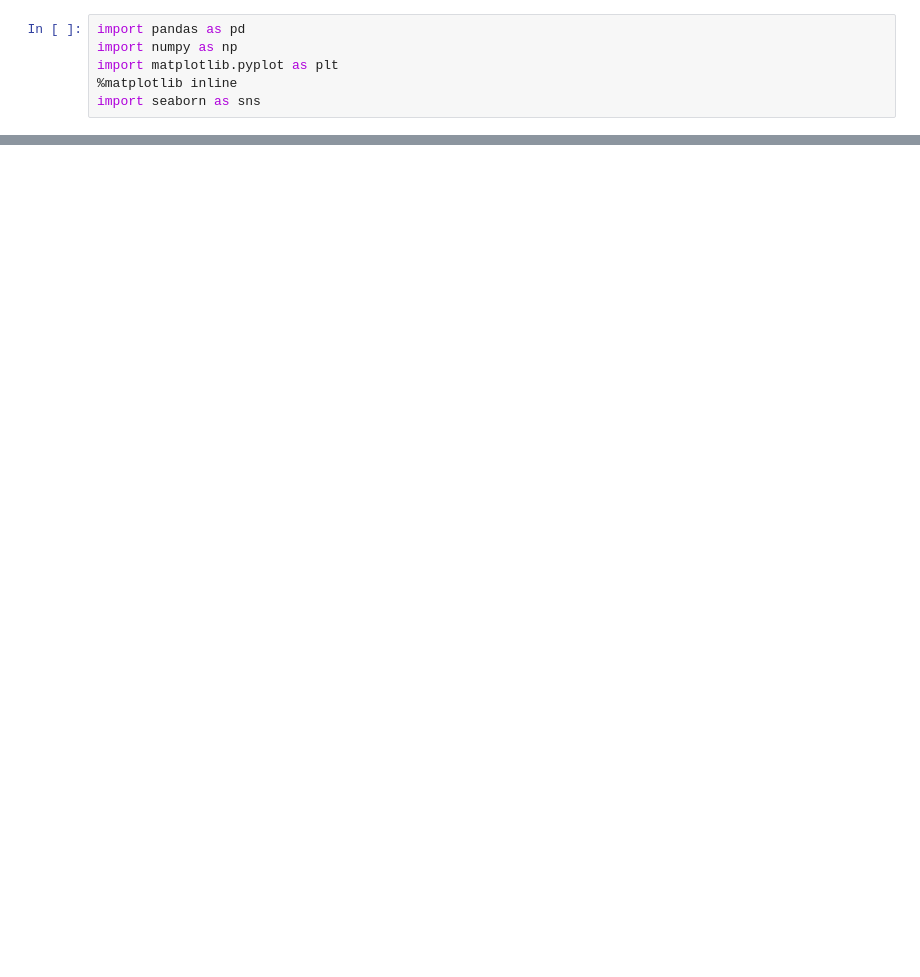
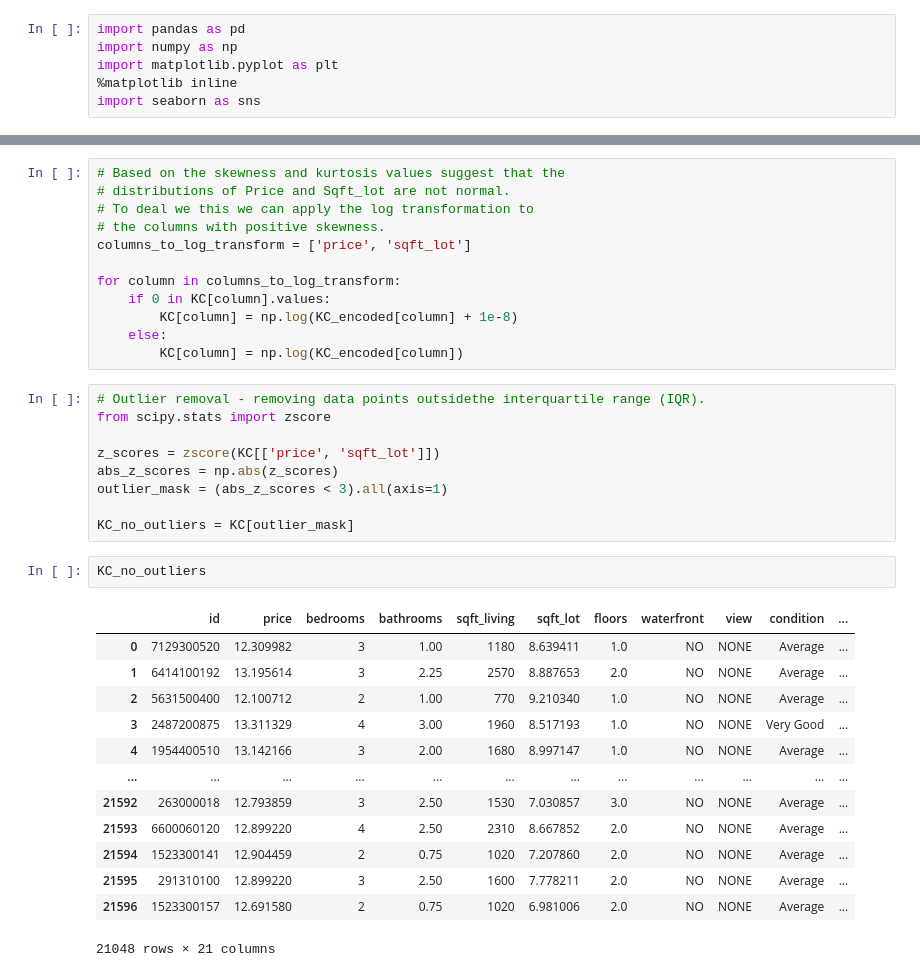
Before and after one commit to Beatrice-Kariuki/Sharing-Project-Phase-2, a Jupyter notebook: student.ipynb, the cells around one changed output, grey strips where cells are left out. Saved outputs shown, nothing was run; the diff lists cells and outputs as text; blank space fills up the shorter version.

```diff
--- a/student.ipynb
+++ b/student.ipynb
@@ -58,0 +291,37 @@ KC.head()
+# %%
+# Based on the skewness and kurtosis values suggest that the
+# distributions of Price and Sqft_lot are not normal.
+# To deal we this we can apply the log transformation to
+# the columns with positive skewness.
+columns_to_log_transform = ['price', 'sqft_lot']
+
+for column in columns_to_log_transform:
+    if 0 in KC[column].values:
+        KC[column] = np.log(KC_encoded[column] + 1e-8)
+    else:
+        KC[column] = np.log(KC_encoded[column])
+# %%
+# Outlier removal - removing data points outsidethe interquartile range (IQR).
+from scipy.stats import zscore
+
+z_scores = zscore(KC[['price', 'sqft_lot']])
+abs_z_scores = np.abs(z_scores)
+outlier_mask = (abs_z_scores < 3).all(axis=1)
+
+KC_no_outliers = KC[outlier_mask]
+# %%
+KC_no_outliers
+# %% [output]
+|  | id | price | bedrooms | bathrooms | sqft_living | sqft_lot | floors | waterfront | view | condition | ... |
+| 0 | 7129300520 | 12.309982 | 3 | 1.00 | 1180 | 8.639411 | 1.0 | NO | NONE | Average | ... |
+| 1 | 6414100192 | 13.195614 | 3 | 2.25 | 2570 | 8.887653 | 2.0 | NO | NONE | Average | ... |
+| 2 | 5631500400 | 12.100712 | 2 | 1.00 | 770 | 9.210340 | 1.0 | NO | NONE | Average | ... |
+| 3 | 2487200875 | 13.311329 | 4 | 3.00 | 1960 | 8.517193 | 1.0 | NO | NONE | Very Good | ... |
+| 4 | 1954400510 | 13.142166 | 3 | 2.00 | 1680 | 8.997147 | 1.0 | NO | NONE | Average | ... |
+| ... | ... | ... | ... | ... | ... | ... | ... | ... | ... | ... | ... |
+| 21592 | 263000018 | 12.793859 | 3 | 2.50 | 1530 | 7.030857 | 3.0 | NO | NONE | Average | ... |
+| 21593 | 6600060120 | 12.899220 | 4 | 2.50 | 2310 | 8.667852 | 2.0 | NO | NONE | Average | ... |
+| 21594 | 1523300141 | 12.904459 | 2 | 0.75 | 1020 | 7.207860 | 2.0 | NO | NONE | Average | ... |
+| 21595 | 291310100 | 12.899220 | 3 | 2.50 | 1600 | 7.778211 | 2.0 | NO | NONE | Average | ... |
+| 21596 | 1523300157 | 12.691580 | 2 | 0.75 | 1020 | 6.981006 | 2.0 | NO | NONE | Average | ... |
+21048 rows × 21 columns
```
Also changed, not shown: parts of 35 cells of this notebook.
